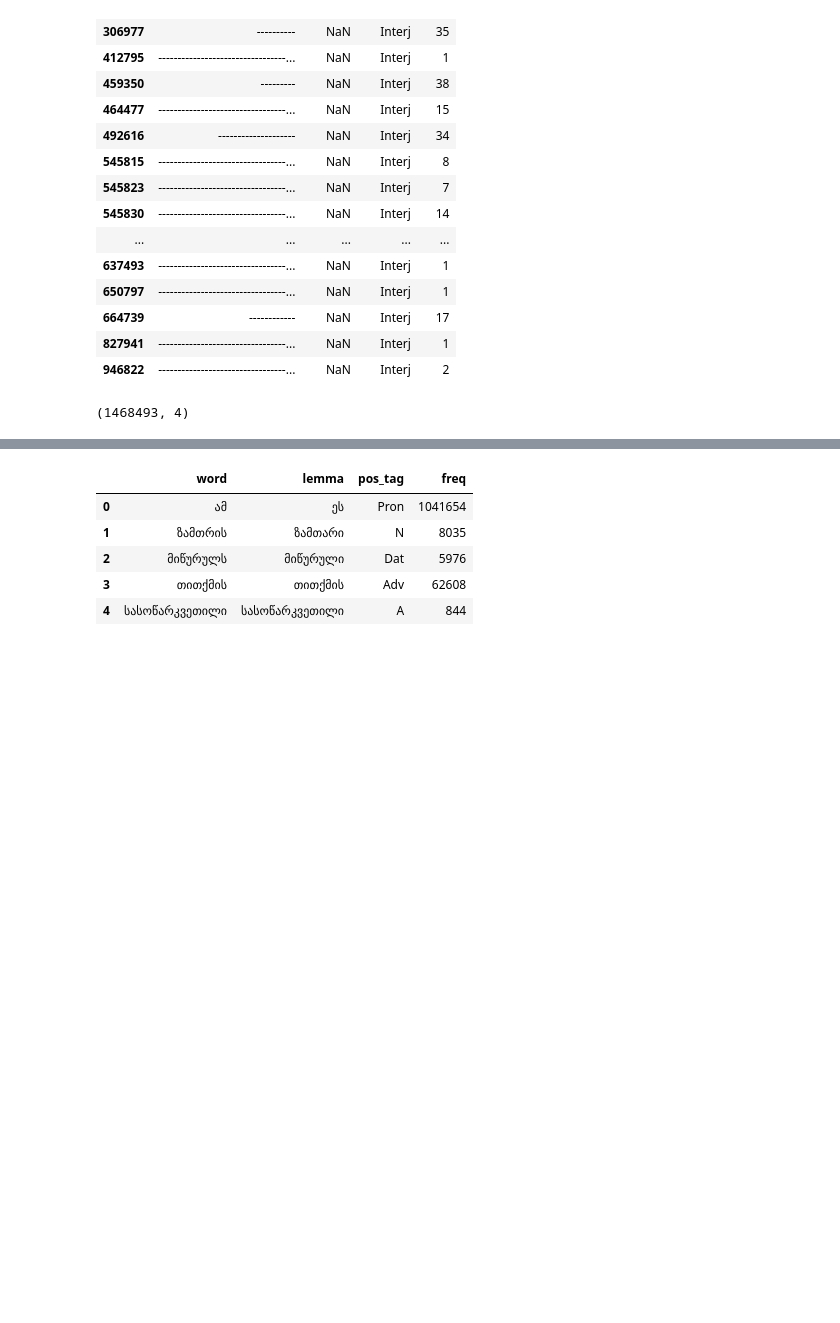
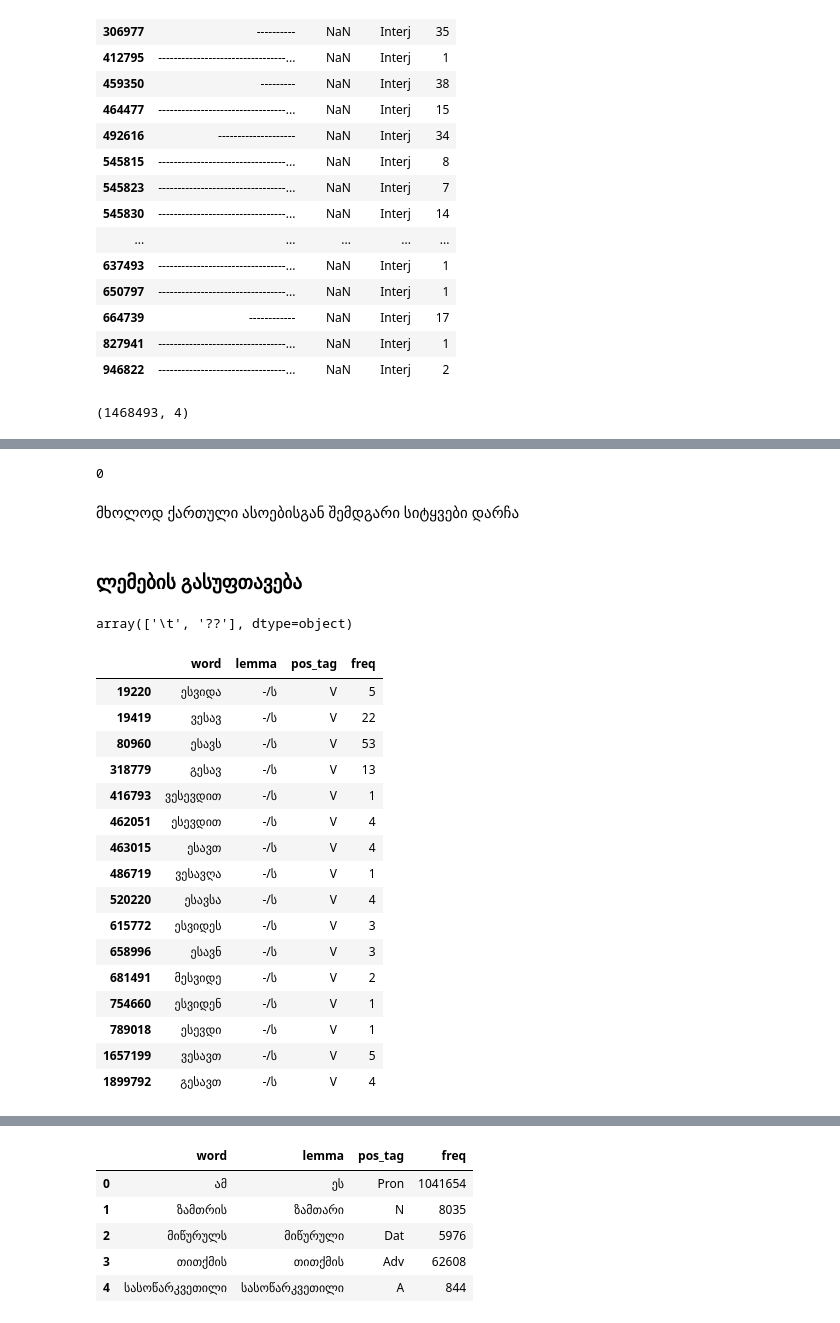
Before and after one commit to Nargizi/GNC_Exlporation, a Jupyter notebook: Analysis.ipynb, the cells around one changed output, grey strips where cells are left out. Cells and saved outputs as stored; diff of their text form; code cells hidden in the pictures; blank space fills up the shorter version.

```diff
--- a/Analysis.ipynb
+++ b/Analysis.ipynb
@@ -853,0 +856,2 @@ df2.loc[:,'lemma'] = df2.loc[:,'lemma'].apply(remove_dot)
+# %%
+df2 = df2[~df2.word.str.contains(r'[0-9]')] # რიცხვებისგან გაწმენდა
@@ -853,0 +860,32 @@ df2.loc[:,'lemma'] = df2.loc[:,'lemma'].apply(remove_dot)
+# %%
+len(df2[df2.word.str.contains(r'[^აბგდევზთიკლმნოპჟრსტუფქღყშჩცძწჭხჯჰ-]')])
+# %% [output]
+0
+# %% [markdown]
+მხოლოდ ქართული ასოებისგან შემდგარი სიტყვები დარჩა
+# %% [markdown]
+### ლემების გასუფთავება
+# %%
+df2[df2.lemma.str.contains(r'[^აბგდევზთიკლმნოპჟრსტუფქღყშჩცძწჭხჯჰ*-]')].lemma.unique()
+# %% [output]
+array(['\t', '??'], dtype=object)
+# %%
+df2.query('lemma == "-/ს"')
+# %% [output]
+|  | word | lemma | pos_tag | freq |
+| 19220 | ესვიდა | -/ს | V | 5 |
+| 19419 | ვესავ | -/ს | V | 22 |
+| 80960 | ესავს | -/ს | V | 53 |
+| 318779 | გესავ | -/ს | V | 13 |
+| 416793 | ვესევდით | -/ს | V | 1 |
+| 462051 | ესევდით | -/ს | V | 4 |
+| 463015 | ესავთ | -/ს | V | 4 |
+| 486719 | ვესავღა | -/ს | V | 1 |
+| 520220 | ესავსა | -/ს | V | 4 |
+| 615772 | ესვიდეს | -/ს | V | 3 |
+| 658996 | ესავნ | -/ს | V | 3 |
+| 681491 | მესვიდე | -/ს | V | 2 |
+| 754660 | ესვიდენ | -/ს | V | 1 |
+| 789018 | ესევდი | -/ს | V | 1 |
+| 1657199 | ვესავთ | -/ს | V | 5 |
+| 1899792 | გესავთ | -/ს | V | 4 |
```
Also changed, not shown: parts of 54 cells of this notebook, 1 other file.
